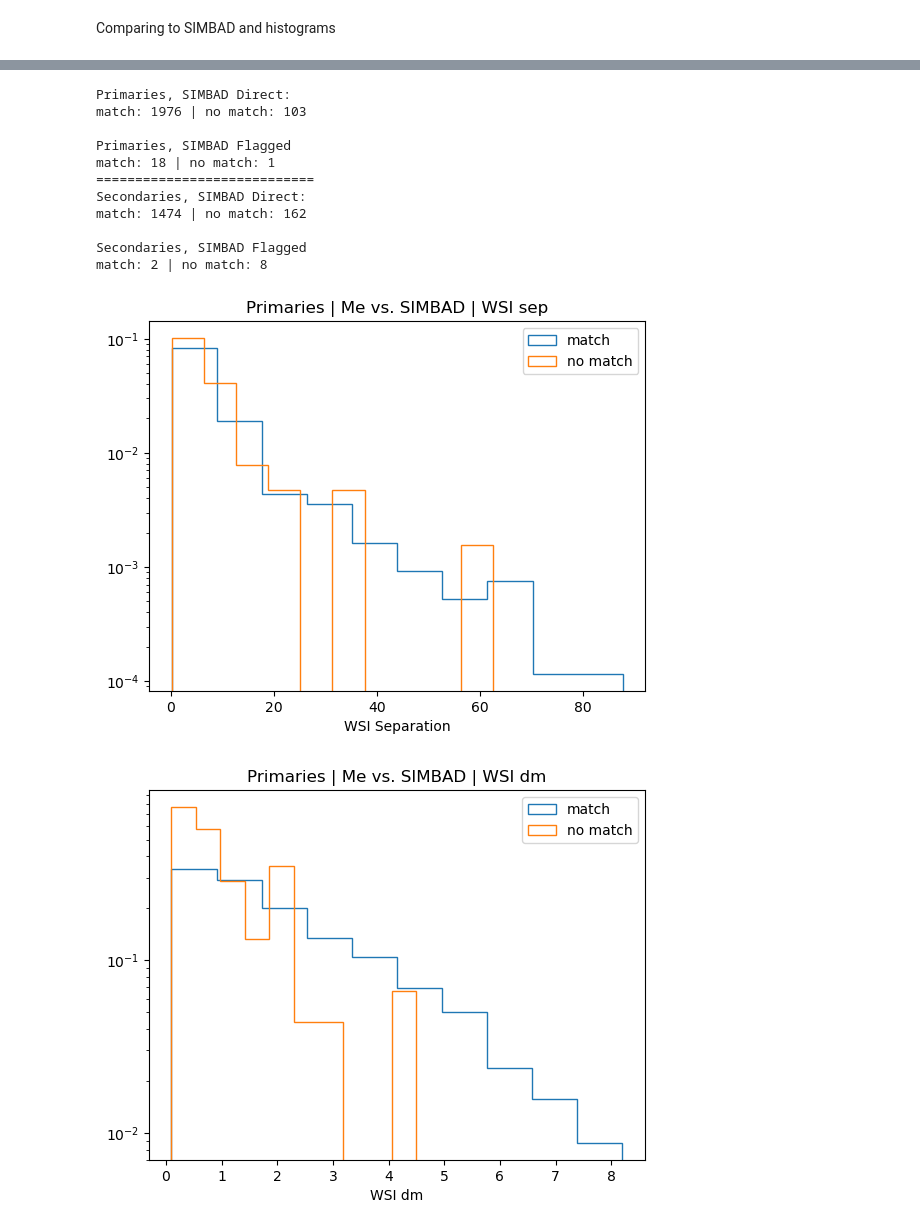
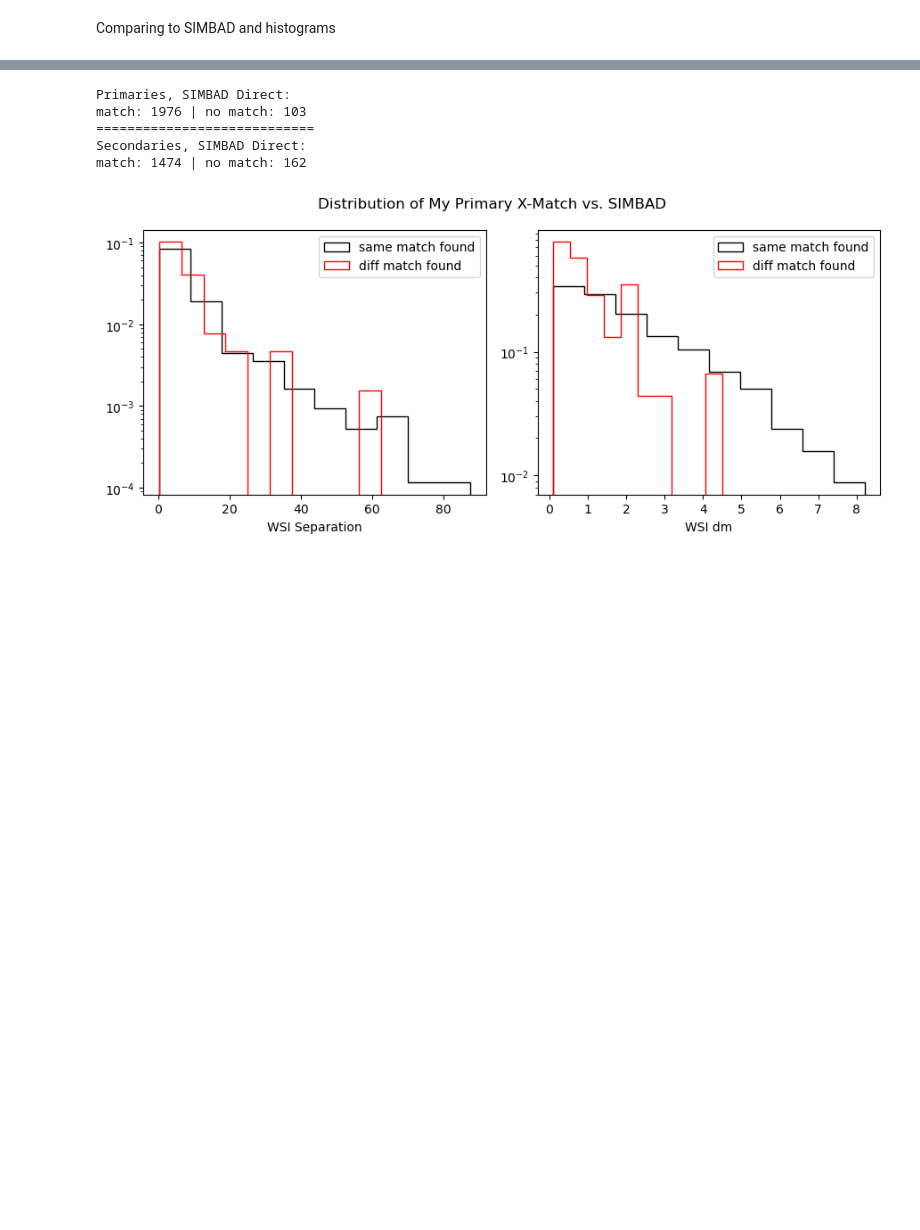
Before and after one commit to cdevaneprugh/usno-nreip-2024, a Jupyter notebook: xmatch.ipynb, the cells around one changed output, grey strips where cells are left out. Cells and saved outputs as stored; diff of their text form; code cells hidden in the pictures; blank space fills up the shorter version.

```diff
--- a/xmatch.ipynb
+++ b/xmatch.ipynb
@@ -45,8 +45,8 @@ print( len(gaia_sec) )
 xmatch = wsi_gaia_xmatch( wsi, gaia_pri, gaia_sec )
 
 # where did our crossmatch agree with simbad?
-xmatch['sb_chk1'] = np.where( xmatch.gaia_id1 == xmatch.sb_id1, True, False )
-xmatch['sb_chk2'] = np.where( xmatch.gaia_id2 == xmatch.sb_id2, True, False )
+xmatch['xm_chk1'] = np.where( xmatch.gaia_id1 == xmatch.sb_id1, True, False )
+xmatch['xm_chk2'] = np.where( xmatch.gaia_id2 == xmatch.sb_id2, True, False )
 # %% [markdown]
 how many stars did we not find a match for?
 # %%
@@ -136,55 +154,41 @@ True     0.900978
 False    0.099022
 Name: proportion, dtype: float64
 # %%
-sb1T = sb1.loc[ sb1.sb_chk1==True ]
-sb1F = sb1.loc[ sb1.sb_chk1==False ]
-sb1T_flg = sb1_flg.loc[ sb1_flg.sb_chk1==True ]
-sb1F_flg = sb1_flg.loc[ sb1_flg.sb_chk1==False ]
+sb1T = sb1.loc[ sb1.xm_chk1==True ]
+sb1F = sb1.loc[ sb1.xm_chk1==False ]
 
-sb2T = sb2.loc[ sb2.sb_chk2==True ]
-sb2F = sb2.loc[ sb2.sb_chk2==False ]
-sb2T_flg = sb2_flg.loc[ sb2_flg.sb_chk2==True ]
-sb2F_flg = sb2_flg.loc[ sb2_flg.sb_chk2==False ]
+sb2T = sb2.loc[ sb2.xm_chk2==True ]
+sb2F = sb2.loc[ sb2.xm_chk2==False ]
 # %%
 print( 'Primaries, SIMBAD Direct:' )
 print( 'match:', len(sb1T), '|', 'no match:', len(sb1F) )
-print()
-print( 'Primaries, SIMBAD Flagged' )
-print( 'match:', len(sb1T_flg), '|', 'no match:', len(sb1F_flg) )
 print('============================')
 print( 'Secondaries, SIMBAD Direct:' )
 print( 'match:', len(sb2T), '|', 'no match:', len(sb2F) )
-print()
-print( 'Secondaries, SIMBAD Flagged' )
-print( 'match:', len(sb2T_flg), '|', 'no match:', len(sb2F_flg) )
 # %% [output]
 Primaries, SIMBAD Direct:
 match: 1976 | no match: 103
-
-Primaries, SIMBAD Flagged
-match: 18 | no match: 1
 ============================
 Secondaries, SIMBAD Direct:
 match: 1474 | no match: 162
-
-Secondaries, SIMBAD Flagged
-match: 2 | no match: 8
 # %%
-plt.hist(sb1T.wsi_sep, histtype='step', density=True, label='match')
-plt.hist(sb1F.wsi_sep, histtype='step', density=True, label='no match')
-plt.title('Primaries | Me vs. SIMBAD | WSI sep')
-plt.yscale('log')
-plt.xlabel('WSI Separation')
-plt.legend()
+fig, ((ax1, ax2)) = plt.subplots(1, 2, figsize=(9,4) )
+fig.suptitle('Distribution of My Primary X-Match vs. SIMBAD')
+
+ax1.hist(sb1T.wsi_sep, histtype='step', color='k', density=True, label='same match found')
+ax1.hist(sb1F.wsi_sep, histtype='step', color='r', density=True, label='diff match found')
+ax1.set_yscale('log')
+ax1.set_xlabel('WSI Separation')
+ax1.legend()
+
+ax2.hist(sb1T.wsi_dm, histtype='step', color='k', density=True, label='same match found')
+ax2.hist(sb1F.wsi_dm, histtype='step', color='r', density=True, label='diff match found')
+ax2.set_yscale('log')
+ax2.set_xlabel('WSI dm')
+ax2.legend()
+
+plt.tight_layout()
+plt.savefig('plots/me_sb_pri.png', dpi=300)
 plt.show()
-
-plt.hist(sb1T.wsi_dm, histtype='step', density=True, label='match')
-plt.hist(sb1F.wsi_dm, histtype='step', density=True, label='no match')
-plt.title('Primaries | Me vs. SIMBAD | WSI dm')
-plt.yscale('log')
-plt.xlabel('WSI dm')
-plt.legend()
-plt.show()
 # %% [output]
-[figure, old version]
+[figure, new version]
-[figure, removed]
```
Also changed, not shown: parts of 33 cells of this notebook, 3 other files.
